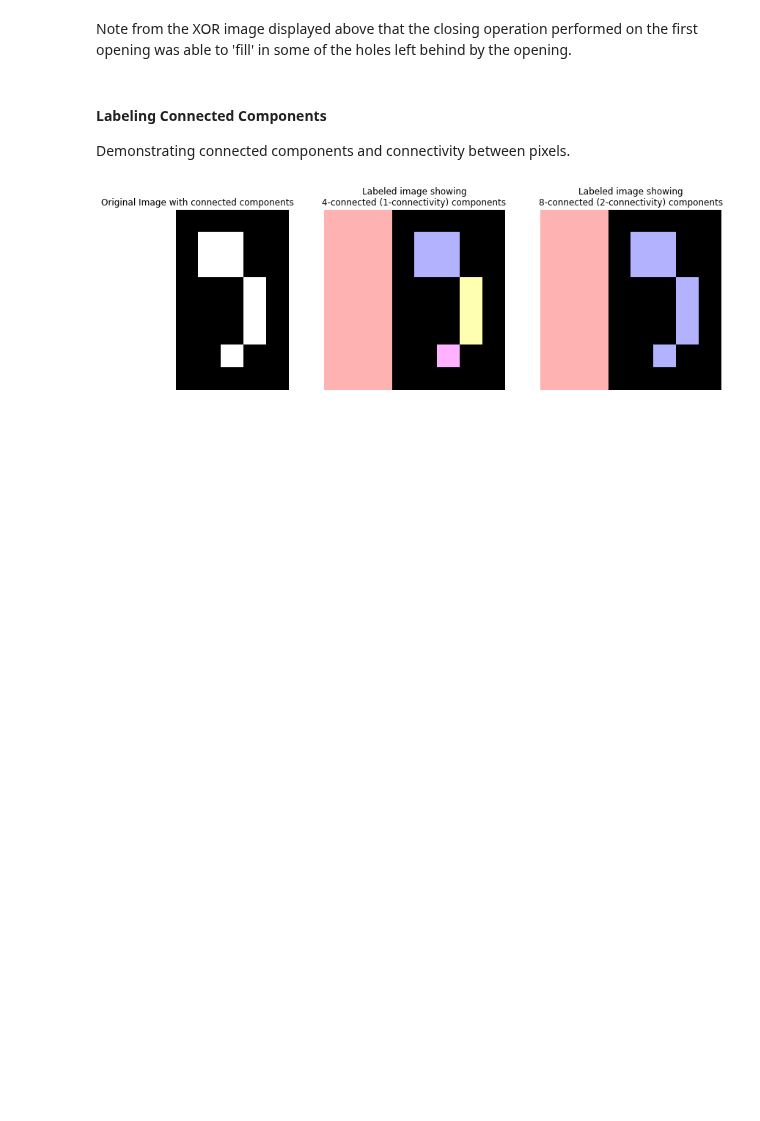
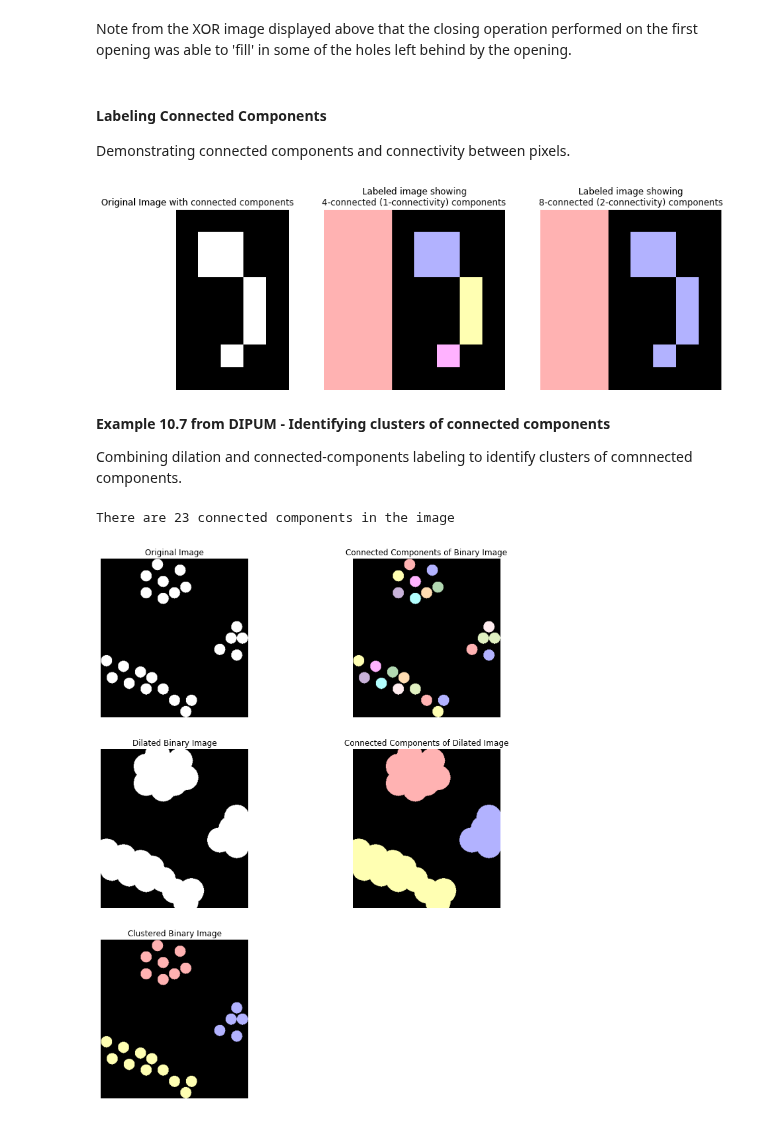
Before and after one commit to ecolon08/Digital-Image-Processing, a Jupyter notebook: Morphological Image Processing/ec_dip_morphological_01.ipynb, the cells around one changed output. Cells and saved outputs as stored; diff of their text form; code cells hidden in the pictures; blank space fills up the shorter version.

Commit message:
Add blob clustering example

```diff
--- a/Morphological Image Processing/ec_dip_morphological_01.ipynb
+++ b/Morphological Image Processing/ec_dip_morphological_01.ipynb
@@ -236,3 +236,66 @@ ax_conn_comp_1[2].set_title("Labeled image showing\n8-connected (2-connectivity)
 ax_conn_comp_1[2].axis('off');
 # %% [output]
 [figure]
+# %% [markdown]
+**Example 10.7 from DIPUM - Identifying clusters of connected components**
+
+Combining dilation and connected-components labeling to identify clusters of comnnected components.
+# %%
+# load blob clusters image
+img_blobs = skimage.img_as_ubyte(io.imread('./images/blobs_in_clumps.png'))
+
+# display the original image
+fig_blobs, ax_blobs = plt.subplots(3, 2, figsize=(12.5, 15))
+ax_blobs = ax_blobs.ravel()
+
+ax_blobs[0].imshow(img_blobs, cmap='gray')
+ax_blobs[0].set_title("Original Image")
+ax_blobs[0].axis('off')
+
+# compute connected components
+img_blobs_conn_comp_lbl, blobs_conn_num = measure.label(img_blobs, background=0, connectivity=2, return_num=True)
+
+print("There are %d connected components in the image" % blobs_conn_num)
+
+# label the connected components
+img_blobs_8_lbl = skimage.color.label2rgb(img_blobs_conn_comp_lbl, img_blobs, bg_label=0)
+
+# display the labeled image
+ax_blobs[1].imshow(img_blobs_8_lbl)
+ax_blobs[1].set_title("Connected Components of Binary Image")
+ax_blobs[1].axis('off')
+
+# to identify the three clumps of objects we can dilate the image using a disk structuring element
+disk_strel_blobs = morphology.disk(15)
+img_blobs_dil = morphology.dilation(img_blobs, disk_strel_blobs)
+
+# display dilated image
+ax_blobs[2].imshow(img_blobs_dil, cmap='gray')
+ax_blobs[2].set_title("Dilated Binary Image")
+ax_blobs[2].axis('off')
+
+# compute the connected components of the dilated image
+img_blobs_dil_conn_comp_lbl = measure.label(img_blobs_dil, background=0, connectivity=2)
+
+# label the connected components of the dilated image
+img_blobs_dil_conn_lbl = skimage.color.label2rgb(img_blobs_dil_conn_comp_lbl, img_blobs_dil, bg_label=0)
+
+# display the image
+ax_blobs[3].imshow(img_blobs_dil_conn_lbl)
+ax_blobs[3].set_title("Connected Components of Dilated Image")
+ax_blobs[3].axis('off')
+
+# finally, we can index the original image to eliminate the dilated pixels that belong to the background
+dil_mask = np.logical_not(img_blobs)
+
+blobs_clustered = img_blobs_dil_conn_lbl
+blobs_clustered[dil_mask] = 0
+
+ax_blobs[4].imshow(blobs_clustered)
+ax_blobs[4].set_title("Clustered Binary Image")
+ax_blobs[4].axis('off')
+
+fig_blobs.delaxes(ax_blobs[5])
+# %% [output]
+There are 23 connected components in the image
+[figure, added]
```
Also changed, not shown: 1 other file.
